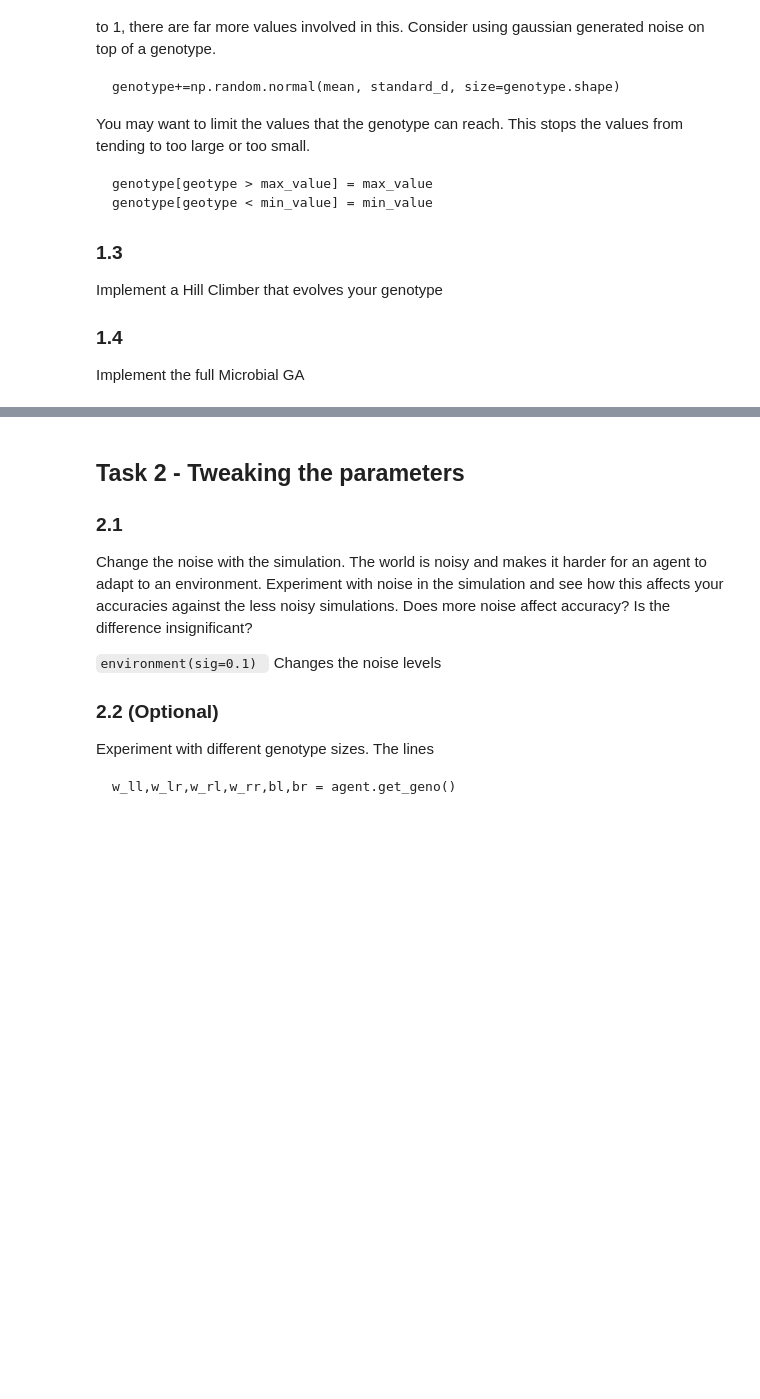
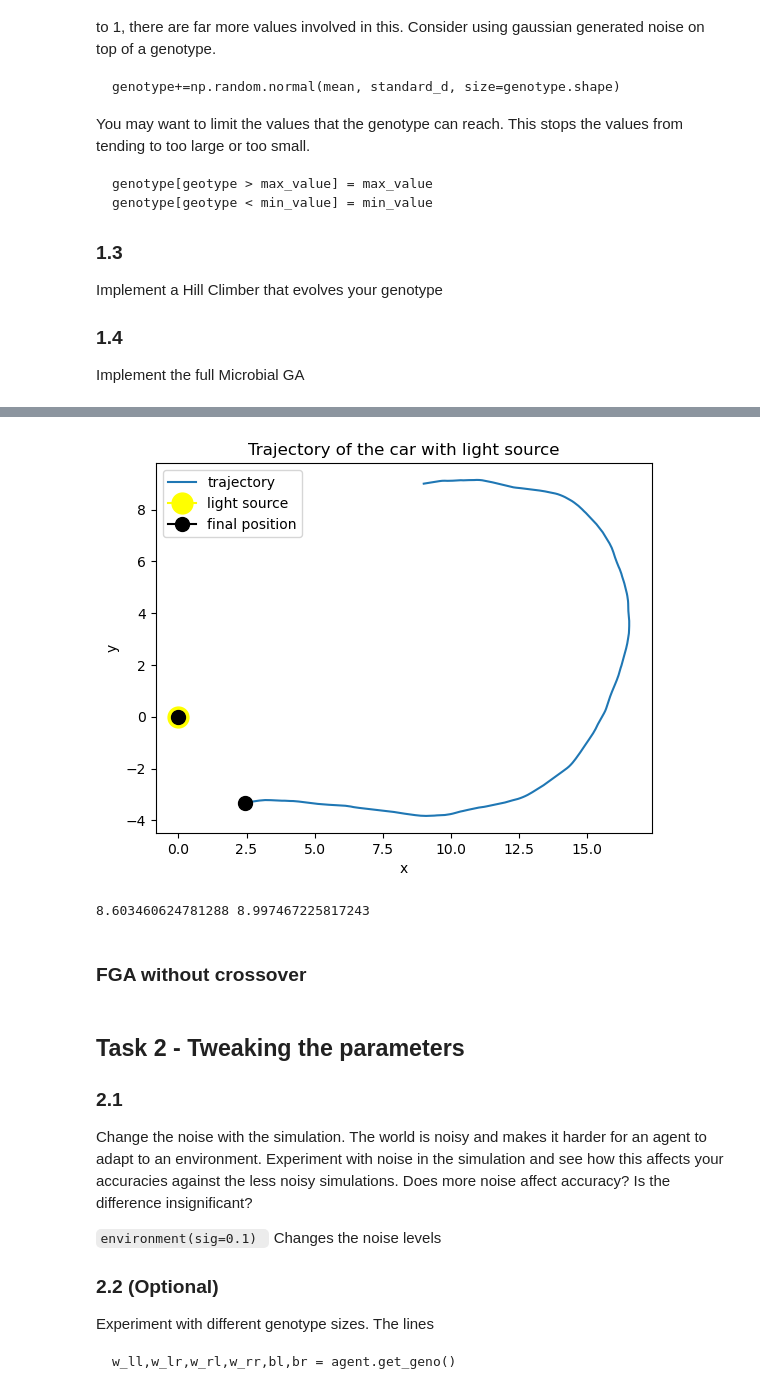
Before and after one commit to Xiao001010/Robots, a Jupyter notebook: AIAB_lab3.ipynb, the cells around one changed output, grey strips where cells are left out. Drawn from its saved outputs; the diff is of its cells as text; code cells hidden in the pictures; blank space fills up the shorter version.

```diff
--- a/AIAB_lab3.ipynb
+++ b/AIAB_lab3.ipynb
@@ -445,0 +477,11 @@ print(fitness_plot)
+# %%
+agent=Braitenberg(starting_position, starting_bearing, gene_pop[np.argmax(fitness)]) #set up an agent with a random genotype
+env=environment() #create the environment that the agent will run in
+trajectory,intensities = env.run(runtime, agent,show=True)
+fitness_best = fitness_function(trajectory, intensities)
+print(fitness_best, max(fitness))
+# %% [output]
+[figure, added]
+8.603460624781288 8.997467225817243
+# %% [markdown]
+### FGA without crossover
```
Also changed, not shown: parts of 17 cells of this notebook.
